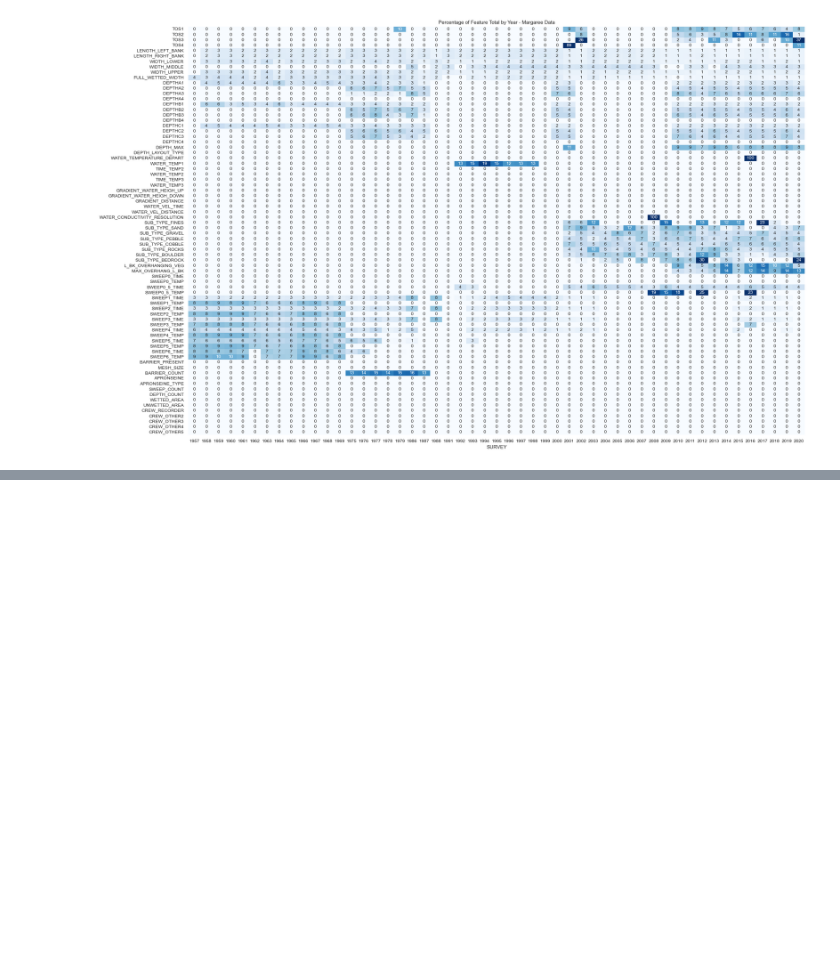
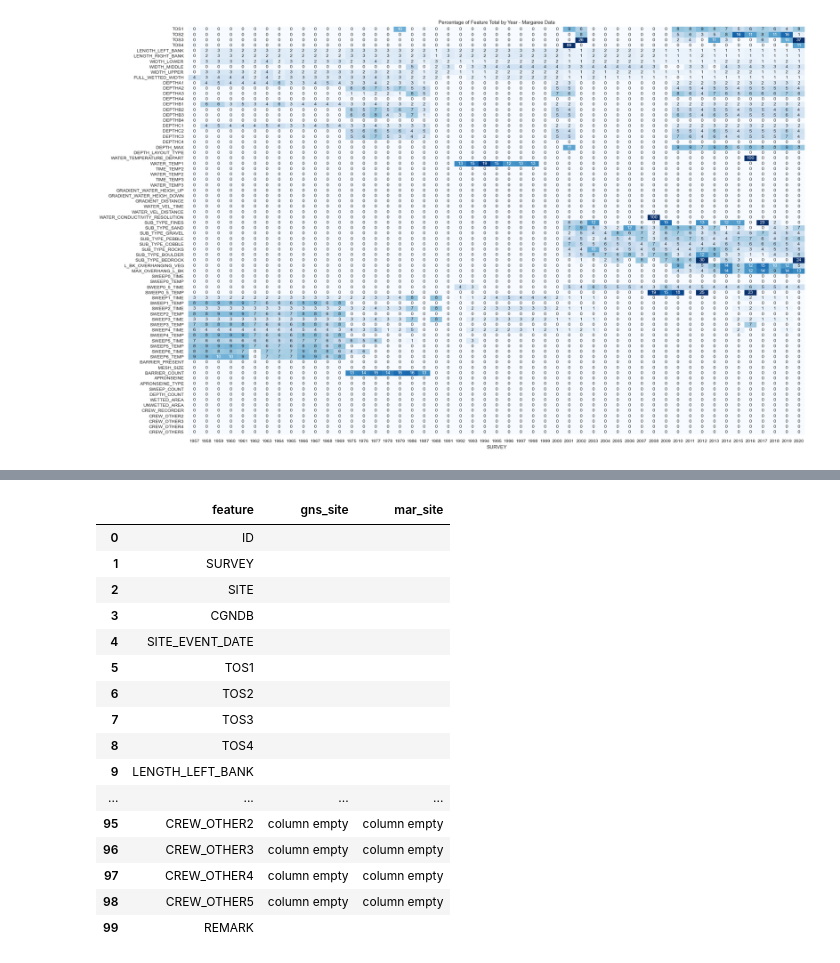
Before and after one commit to dfo-gulf-science/EFishing-EDA, a Jupyter notebook: E_Fishing_EDA.ipynb, the cells around one changed output, grey strips where cells are left out. Saved outputs shown, nothing was run; the diff lists cells and outputs as text; code cells hidden in the pictures; blank space fills up the shorter version.

```diff
--- a/E_Fishing_EDA.ipynb
+++ b/E_Fishing_EDA.ipynb
@@ -910,0 +984,30 @@ plt.show()
+# %%
+# including all columns
+pd.DataFrame([[x] for x in df_msite.columns], columns=['feature']).merge(
+    pd.merge(
+        pd.DataFrame([[x, 'column empty'] for x in null_gsite_columns], columns=['feature', 'gns_site']),
+        pd.DataFrame([[x, 'column empty'] for x in null_msite_columns], columns=['feature', 'mar_site']),
+        on='feature',
+        how='outer'
+    ),
+    on='feature',
+    how='outer'
+).fillna('')
+# %% [output]
+|  | feature | gns_site | mar_site |
+| 0 | ID |  |  |
+| 1 | SURVEY |  |  |
+| 2 | SITE |  |  |
+| 3 | CGNDB |  |  |
+| 4 | SITE_EVENT_DATE |  |  |
+| 5 | TOS1 |  |  |
+| 6 | TOS2 |  |  |
+| 7 | TOS3 |  |  |
+| 8 | TOS4 |  |  |
+| 9 | LENGTH_LEFT_BANK |  |  |
+| ... | ... | ... | ... |
+| 95 | CREW_OTHER2 | column empty | column empty |
+| 96 | CREW_OTHER3 | column empty | column empty |
+| 97 | CREW_OTHER4 | column empty | column empty |
+| 98 | CREW_OTHER5 | column empty | column empty |
+| 99 | REMARK |  |  |
```
Also changed, not shown: parts of 9 cells of this notebook.
